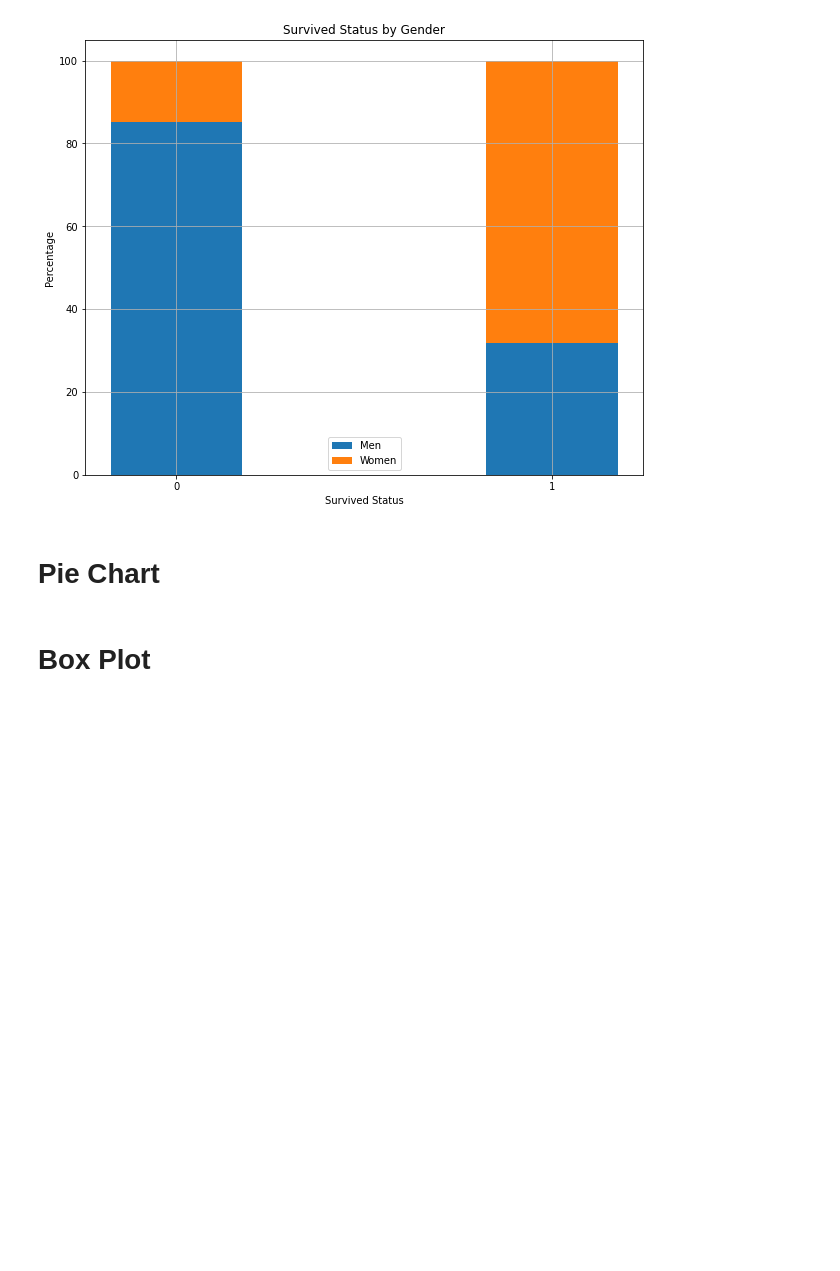
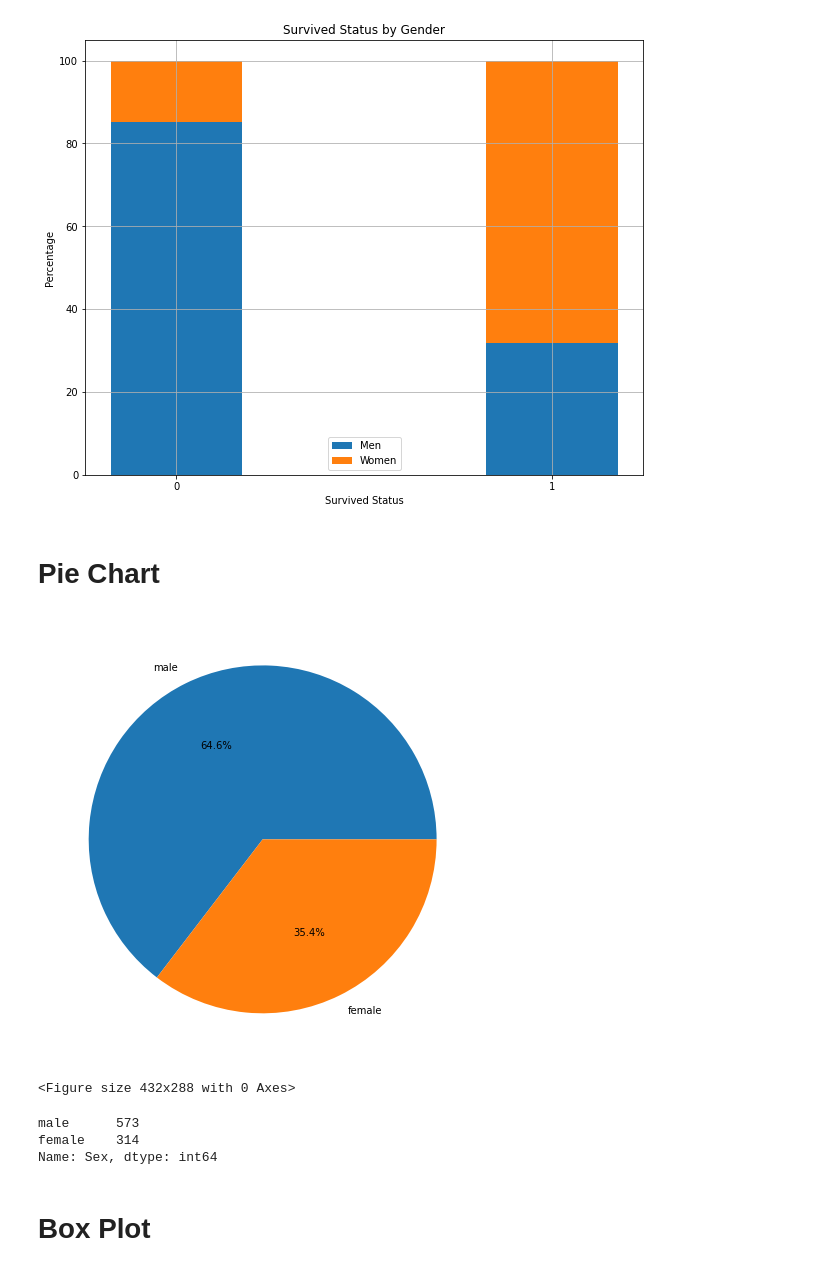
Before and after one commit to oscarm524/Python_Programming_for_Data_Science, a Jupyter notebook: Data_Visualization/Data_Visualization.ipynb, the cells around one changed output. Cells and saved outputs as stored; diff of their text form; code cells hidden in the pictures; blank space fills up the shorter version.

Commit message:
Adding pie chart

```diff
--- a/Data_Visualization/Data_Visualization.ipynb
+++ b/Data_Visualization/Data_Visualization.ipynb
@@ -223,6 +223,32 @@ plt.show()
 [figure]
 # %% [markdown]
 # Pie Chart
+# %%
+## Creating a new figure
+plt.figure(figsize = (10, 8))
+
+## Defining labels and values for pie-chart
+sizes = titanic['Sex'].value_counts().values
+labels = titanic['Sex'].unique()
+
+## Creating a part char of Gender
+plt.pie(sizes, labels = labels, autopct = '%1.1f%%')
+
+plt.show()
+
+## saving the plot
+# plt.savefig('pie_chart.pdf')
+# %% [output]
+[figure, added]
+<Figure size 432x288 with 0 Axes>
+# %%
+counts = titanic['Sex'].value_counts()
+counts
+# counts.values
+# %% [output]
+male      573
+female    314
+Name: Sex, dtype: int64
 # %% [markdown]
 # Box Plot
 # %% [markdown]
```
